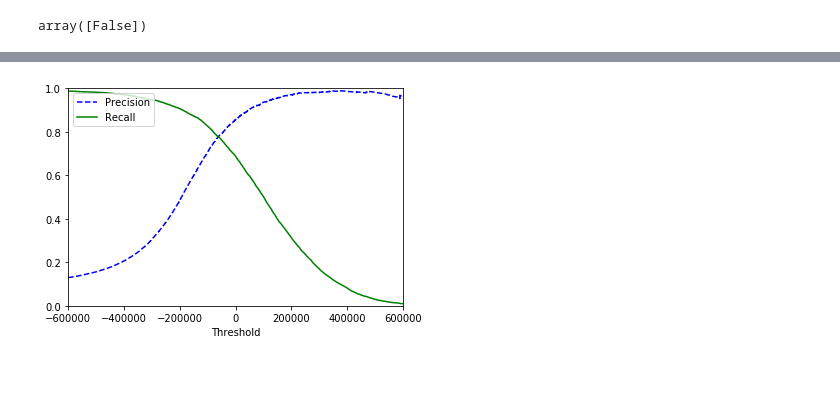
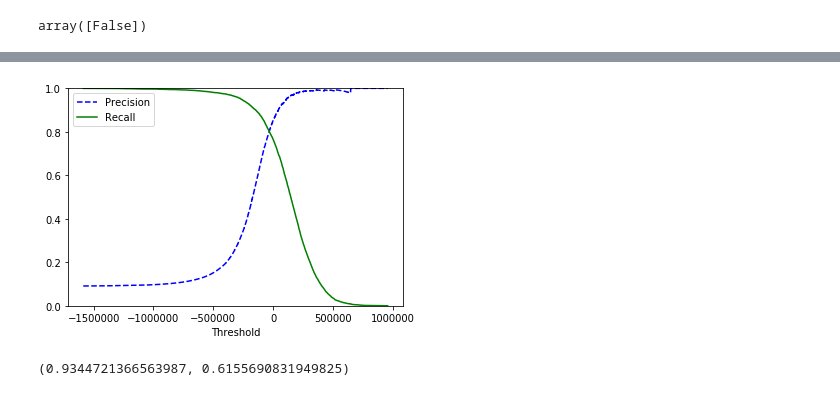
Before and after one commit to bdthai81/MyProjects, a Jupyter notebook: Hands-On ML/Chapter_3/Classification.ipynb, the cells around one changed output, grey strips where cells are left out. Drawn from its saved outputs; the diff is of its cells as text; code cells hidden in the pictures.

```diff
--- a/Hands-On ML/Chapter_3/Classification.ipynb
+++ b/Hands-On ML/Chapter_3/Classification.ipynb
@@ -184,14 +197,19 @@ precisions, recalls, thresholds = precision_recall_curve(y_train_5, y_scores)
 # %%
 # Plot precision and recall as functions of the threshold value
 def plot_precision_recall_vs_threshold(precisions, recalls, thresholds):
     plt.plot(thresholds, precisions[:-1], "b--", label="Precision")
     plt.plot(thresholds, recalls[:-1], "g-", label="Recall")
     plt.xlabel("Threshold")
     plt.legend(loc="upper left")
     plt.ylim([0, 1])
-    plt.xlim([-600000, 600000])
 
 plot_precision_recall_vs_threshold(precisions, recalls, thresholds)
 plt.show()
 # %% [output]
-[figure, old version]
+[figure, new version]
+# %%
+# Aim for 90% precision. plot above estimates the threshold to be about 90,000
+y_train_pred_90 = (y_scores > 90000)
+precision_score(y_train_5, y_train_pred_90), recall_score(y_train_5, y_train_pred_90)
+# %% [output]
+(0.9344721366563987, 0.6155690831949825)
```
Also changed, not shown: parts of 50 cells of this notebook.
